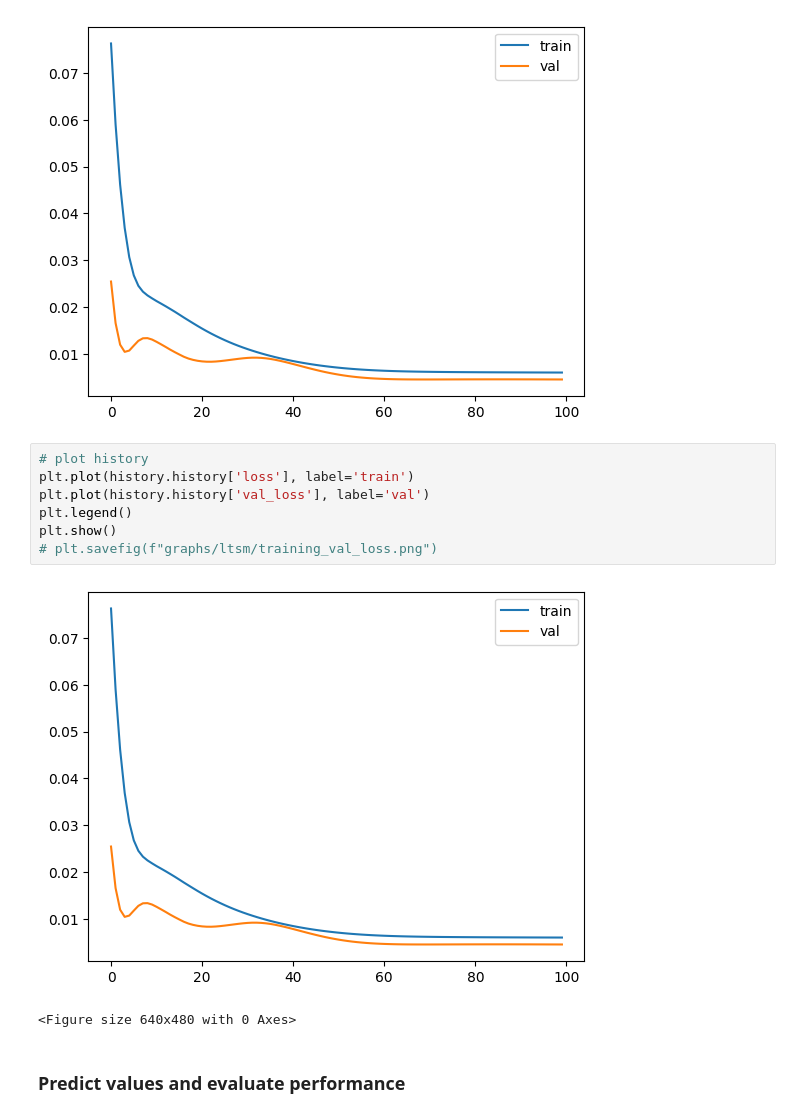
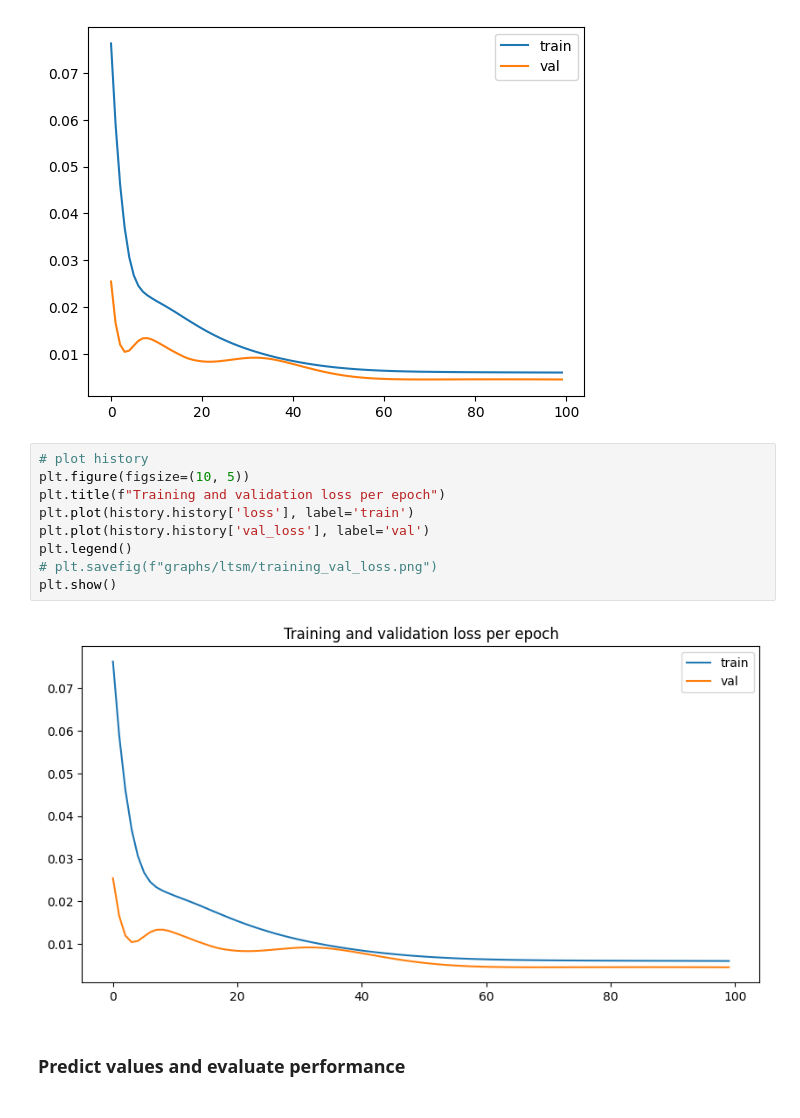
Before and after one commit to valeria-gonzalez/PM25-forecasting, a Jupyter notebook: 3_reframe_dataset.ipynb, the cells around one changed output. Saved outputs shown, nothing was run; the diff lists cells and outputs as text.

Commit message:
refactor: add graph to readme

```diff
--- a/3_reframe_dataset.ipynb
+++ b/3_reframe_dataset.ipynb
@@ -437,14 +441,15 @@ Epoch 100/100
 [figure]
 # %%
 # plot history
+plt.figure(figsize=(10, 5))
+plt.title(f"Training and validation loss per epoch")
 plt.plot(history.history['loss'], label='train')
 plt.plot(history.history['val_loss'], label='val')
 plt.legend()
+# plt.savefig(f"graphs/ltsm/training_val_loss.png")
 plt.show()
-# plt.savefig(f"graphs/ltsm/training_val_loss.png")
 # %% [output]
-[figure, old version]
+[figure, new version]
-<Figure size 640x480 with 0 Axes>
 # %% [markdown]
 ### Predict values and evaluate performance
 # %%
```
Also changed, not shown: parts of 2 cells of this notebook, 3 other files.
